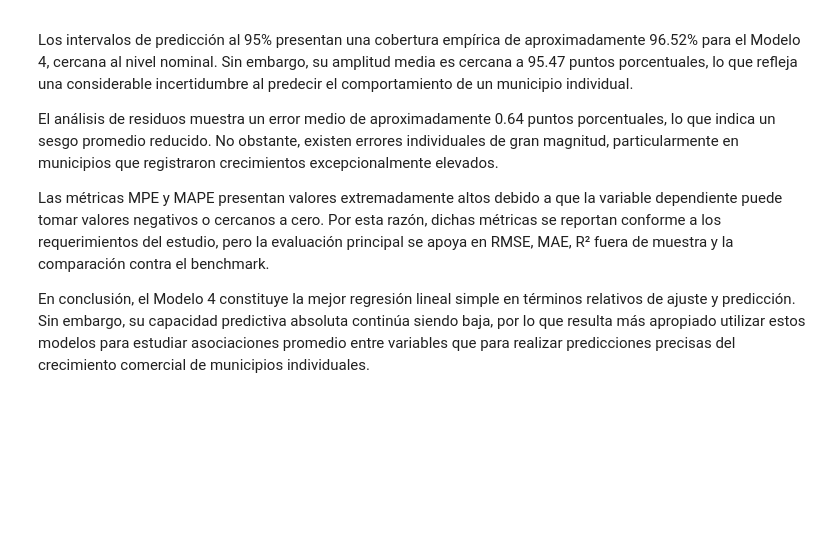
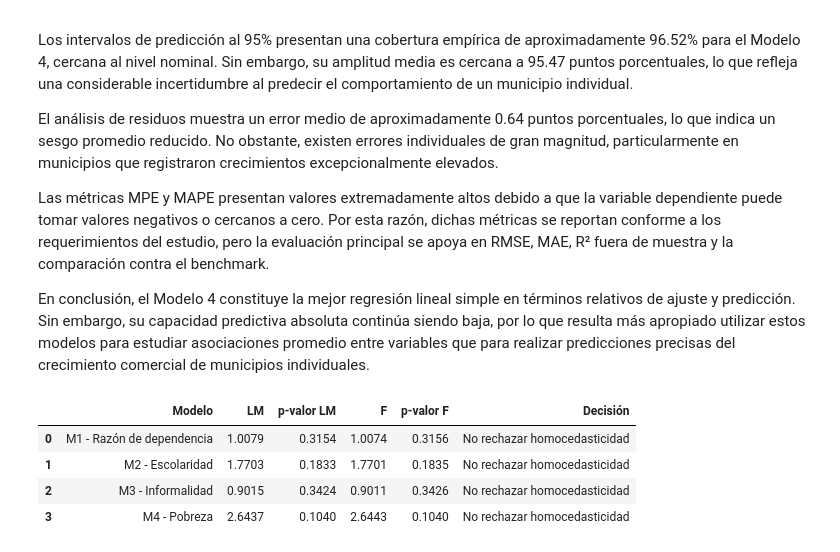
Before and after one commit to Nash963/atractividad-comercial-municipal-mexico, a Jupyter notebook: notebooks/10_regresion_lineal_simple.ipynb, the cells around one changed output. Saved outputs shown, nothing was run; the diff lists cells and outputs as text; code cells hidden in the pictures; blank space fills up the shorter version.

Commit message:
feat: completa diagnosticos y evaluacion predictiva de regresiones simples

```diff
--- a/notebooks/10_regresion_lineal_simple.ipynb
+++ b/notebooks/10_regresion_lineal_simple.ipynb
@@ -6172,3 +6718,55 @@ términos relativos de ajuste y predicción. Sin embargo, su capacidad predictiv
 absoluta continúa siendo baja, por lo que resulta más apropiado utilizar estos
 modelos para estudiar asociaciones promedio entre variables que para realizar
 predicciones precisas del crecimiento comercial de municipios individuales.
+# %%
+from statsmodels.stats.diagnostic import het_breuschpagan
+import pandas as pd
+
+# ============================================================
+# Breusch-Pagan para los cuatro modelos
+# ============================================================
+
+modelos_bp = {
+    "M1 - Razón de dependencia": modelo_m1,
+    "M2 - Escolaridad": modelo_m2,
+    "M3 - Informalidad": modelo_m3,
+    "M4 - Pobreza": modelo_m4
+}
+
+resultados_bp = []
+
+for nombre, modelo in modelos_bp.items():
+
+    lm, p_lm, f_stat, p_f = het_breuschpagan(
+        modelo.resid,
+        modelo.model.exog
+    )
+
+    decision = (
+        "Evidencia de heterocedasticidad"
+        if p_lm < 0.05
+        else "No rechazar homocedasticidad"
+    )
+
+    resultados_bp.append({
+        "Modelo": nombre,
+        "LM": lm,
+        "p-valor LM": p_lm,
+        "F": f_stat,
+        "p-valor F": p_f,
+        "Decisión": decision
+    })
+
+tabla_bp_completa = pd.DataFrame(
+    resultados_bp
+)
+
+display(
+    tabla_bp_completa.round(4)
+)
+# %% [output]
+|  | Modelo | LM | p-valor LM | F | p-valor F | Decisión |
+| 0 | M1 - Razón de dependencia | 1.0079 | 0.3154 | 1.0074 | 0.3156 | No rechazar homocedasticidad |
+| 1 | M2 - Escolaridad | 1.7703 | 0.1833 | 1.7701 | 0.1835 | No rechazar homocedasticidad |
+| 2 | M3 - Informalidad | 0.9015 | 0.3424 | 0.9011 | 0.3426 | No rechazar homocedasticidad |
+| 3 | M4 - Pobreza | 2.6437 | 0.1040 | 2.6443 | 0.1040 | No rechazar homocedasticidad |
```
Also changed, not shown: parts of 29 cells of this notebook, 3 other files.
